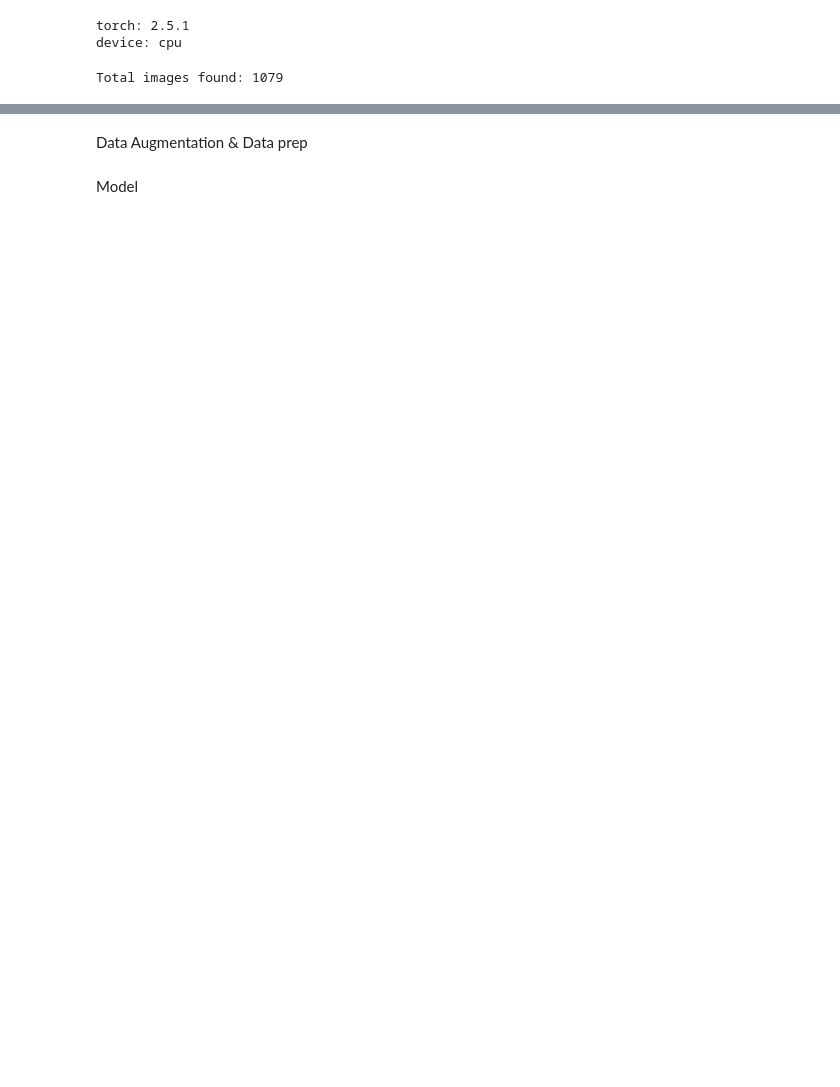
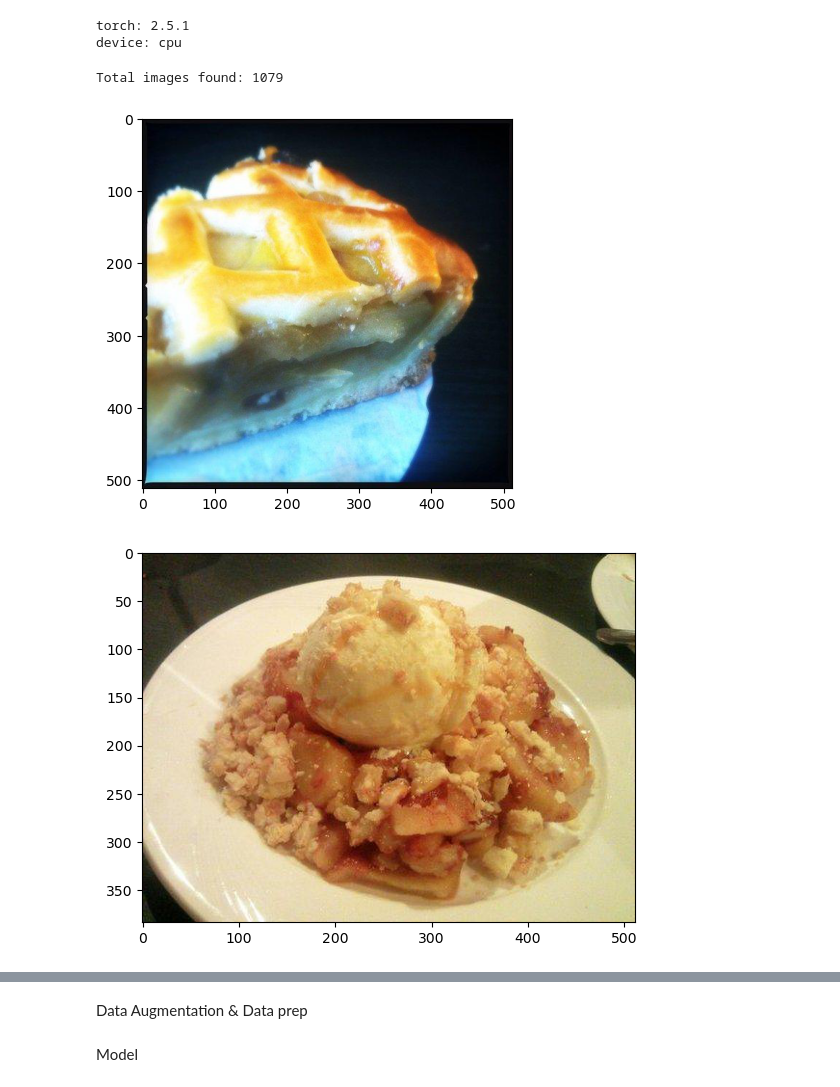
Before and after one commit to bli312/cnn-image-identifier, a Jupyter notebook: final.ipynb, the cells around one changed output, grey strips where cells are left out. Saved outputs shown, nothing was run; the diff lists cells and outputs as text; code cells hidden in the pictures; blank space fills up the shorter version.

```diff
--- a/final.ipynb
+++ b/final.ipynb
@@ -49,11 +49,22 @@ device: cpu
 # %%
 from pathlib import Path
 
 train_dir = Path("ucsc-cse-144-spring-2026-final-project/train")
 
 # This looks specifically for: train_dir / any_folder / any_image.jpg
 image_paths = sorted(list(train_dir.glob("*/*.jpg")))
 
 print(f"Total images found: {len(image_paths)}")
+
+from PIL import Image
+def open(image_path):
+    return Image.open(image_path).convert("RGB")
+
+for image_path in image_paths[:5]:
+    image = open(image_path)
+    plt.imshow(image)
+    plt.show()
 # %% [output]
 Total images found: 1079
+[figure, added]
+[figure, added]
```
Also changed, not shown: parts of 1 cell of this notebook.
